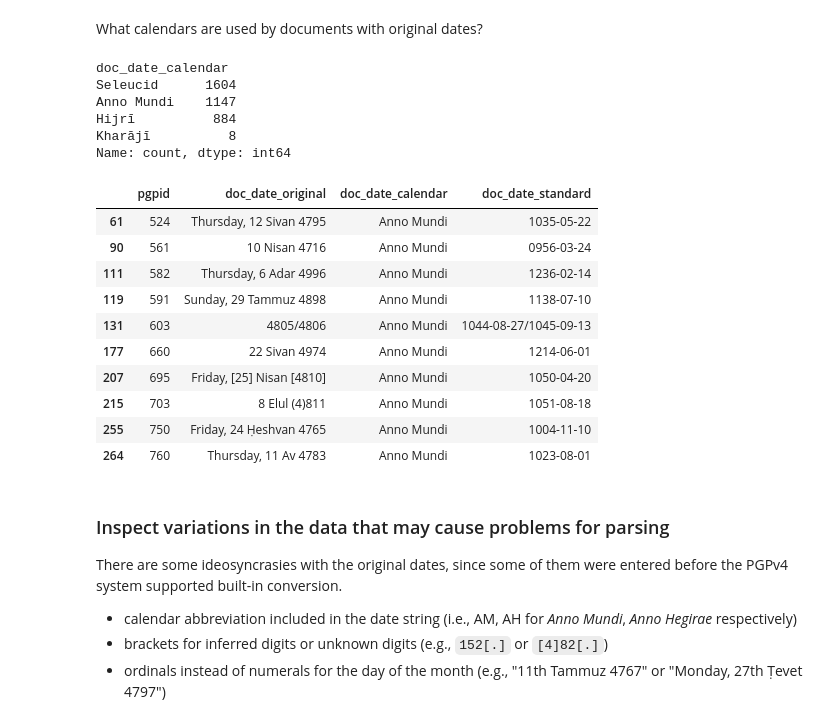
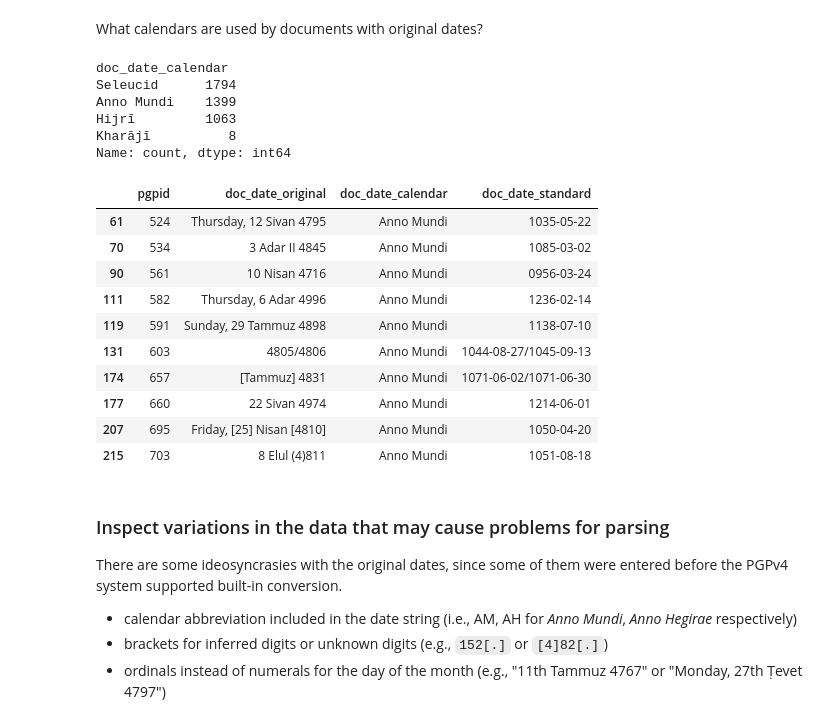
Before and after one commit to dh-tech/undate-python, a Jupyter notebook: examples/pgp_dates.ipynb, the cells around one changed output. Saved outputs shown, nothing was run; the diff lists cells and outputs as text; code cells hidden in the pictures.

```diff
--- a/examples/pgp_dates.ipynb
+++ b/examples/pgp_dates.ipynb
@@ -21,7 +21,9 @@ Limit to documents with authoritative "date on document" set in the metadata.
 # %%
 import pandas as pd
 
-pgp_documents_csv = "https://github.com/princetongenizalab/pgp-metadata/raw/main/data/documents.csv"
+pgp_documents_csv = (
+    "https://github.com/princetongenizalab/pgp-metadata/raw/main/data/documents.csv"
+)
 documents = pd.read_csv(pgp_documents_csv)
 # %%
 # limit to documents with dates
@@ -75,9 +81,11 @@ def parse_standard_date(value):
 # from pgp code:
 # Julian Thursday, 4 October 1582, being followed by Gregorian Friday, 15 October
 # cut off between gregorian/julian dates, in julian days
-#gregorian_start_jd = convertdate.julianday.from_julian(1582, 10, 5)
+# gregorian_start_jd = convertdate.julianday.from_julian(1582, 10, 5)
 
-docs_with_docdate['undate_standard'] = docs_with_docdate.doc_date_standard.apply(parse_standard_date)
+docs_with_docdate["undate_standard"] = docs_with_docdate.doc_date_standard.apply(
+    parse_standard_date
+)
 # %% [output]
 Parse error on 1217-02-20/1217-02-29: Error trying to process rule "date":
 
@@ -101,26 +117,28 @@ What calendars are used by documents with original dates?
 docs_with_docdate.doc_date_calendar.value_counts()
 # %% [output]
 doc_date_calendar
-Seleucid      1604
-Anno Mundi    1147
-Hijrī          884
+Seleucid      1794
+Anno Mundi    1399
+Hijrī         1063
 Kharājī          8
 Name: count, dtype: int64
 # %%
 # example hebrew dates
-docs_with_docdate[docs_with_docdate.doc_date_calendar == "Anno Mundi"][['pgpid', 'doc_date_original', 'doc_date_calendar', 'doc_date_standard']].head(10)
+docs_with_docdate[docs_with_docdate.doc_date_calendar == "Anno Mundi"][
+    ["pgpid", "doc_date_original", "doc_date_calendar", "doc_date_standard"]
+].head(10)
 # %% [output]
 |  | pgpid | doc_date_original | doc_date_calendar | doc_date_standard |
 | 61 | 524 | Thursday, 12 Sivan 4795 | Anno Mundi | 1035-05-22 |
+| 70 | 534 | 3 Adar II 4845 | Anno Mundi | 1085-03-02 |
 | 90 | 561 | 10 Nisan 4716 | Anno Mundi | 0956-03-24 |
 | 111 | 582 | Thursday, 6 Adar 4996 | Anno Mundi | 1236-02-14 |
 | 119 | 591 | Sunday, 29 Tammuz 4898 | Anno Mundi | 1138-07-10 |
 | 131 | 603 | 4805/4806 | Anno Mundi | 1044-08-27/1045-09-13 |
+| 174 | 657 | [Tammuz] 4831 | Anno Mundi | 1071-06-02/1071-06-30 |
 | 177 | 660 | 22 Sivan 4974 | Anno Mundi | 1214-06-01 |
 | 207 | 695 | Friday, [25] Nisan [4810] | Anno Mundi | 1050-04-20 |
 | 215 | 703 | 8 Elul (4)811 | Anno Mundi | 1051-08-18 |
-| 255 | 750 | Friday, 24 Ḥeshvan 4765 | Anno Mundi | 1004-11-10 |
-| 264 | 760 | Thursday, 11 Av 4783 | Anno Mundi | 1023-08-01 |
 # %% [markdown]
 ### Inspect variations in the data that may cause problems for parsing
 
```
Also changed, not shown: parts of 34 cells of this notebook, 4 other files.
